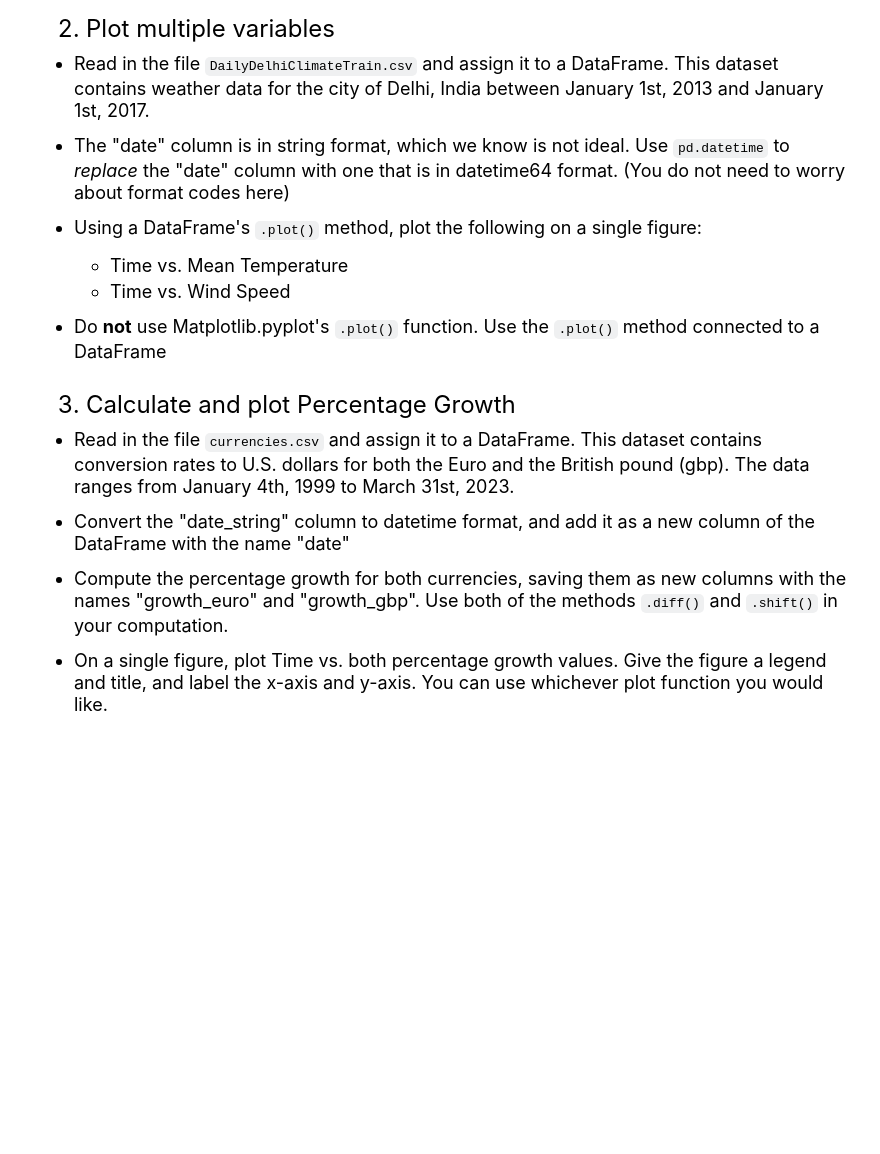
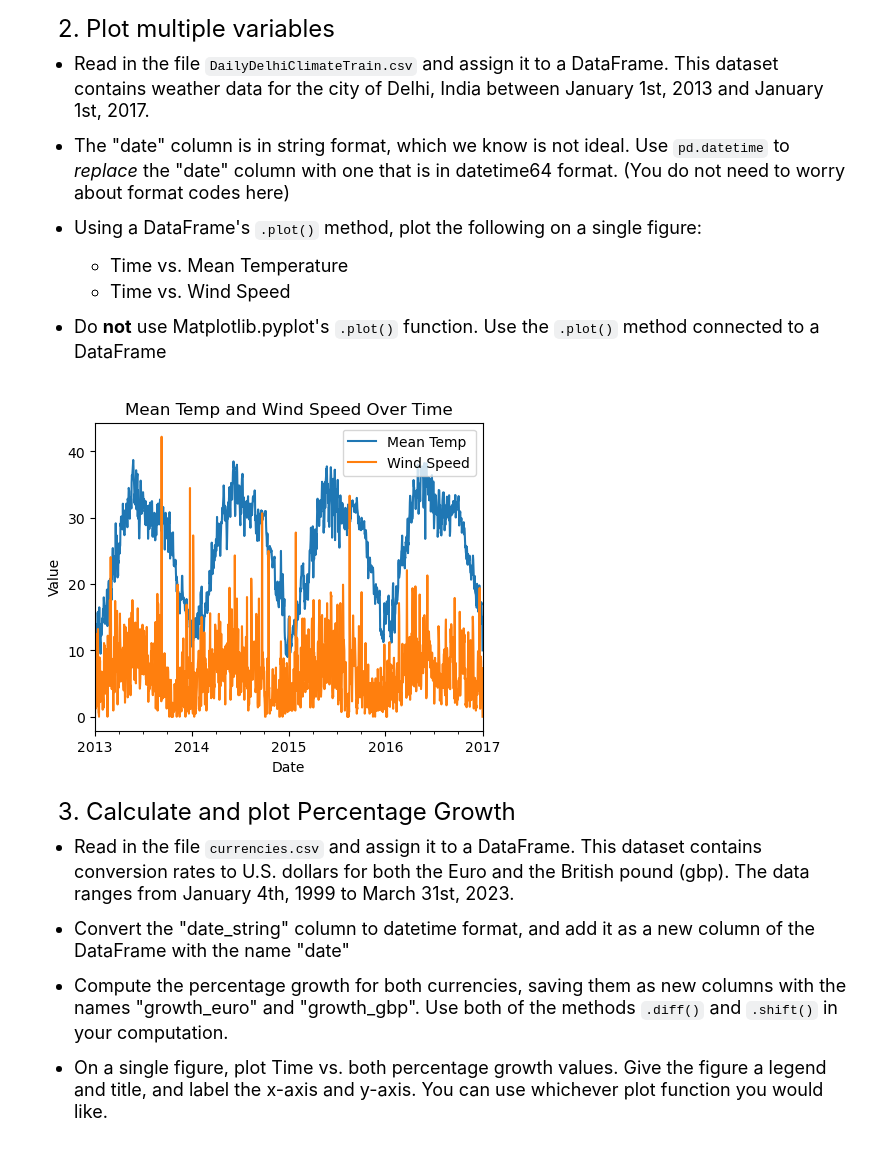
Before and after one commit to savvyscott27/qtm151fall2025, a Jupyter notebook: quiz 4/Quiz4-section1.ipynb, the cells around one changed output. Drawn from its saved outputs; the diff is of its cells as text; code cells hidden in the pictures; blank space fills up the shorter version.

Commit message:
quiz 4

```diff
--- a/quiz 4/Quiz4-section1.ipynb
+++ b/quiz 4/Quiz4-section1.ipynb
@@ -92,6 +100,19 @@ plt.show()
 - Do **not** use Matplotlib.pyplot's ``.plot()`` function. Use the ``.plot()`` method connected to a DataFrame
 # %%
 # your code here
+
+df_delhi = pd.read_csv("quiz_4_files/DailyDelhiClimateTrain.csv")
+
+#plotting
+df_delhi["date"] = pd.to_datetime(df_delhi["date"])
+df_delhi.set_index("date")[["meantemp", "wind_speed"]].plot(figsize=(5, 4))
+plt.xlabel("Date")
+plt.ylabel("Value")
+plt.title("Mean Temp and Wind Speed Over Time")
+plt.legend(["Mean Temp", "Wind Speed"])
+plt.show()
+# %% [output]
+[figure, added]
 # %% [markdown]
 <font size = "5">
 
```
Also changed, not shown: parts of 6 cells of this notebook, 1 other file.
